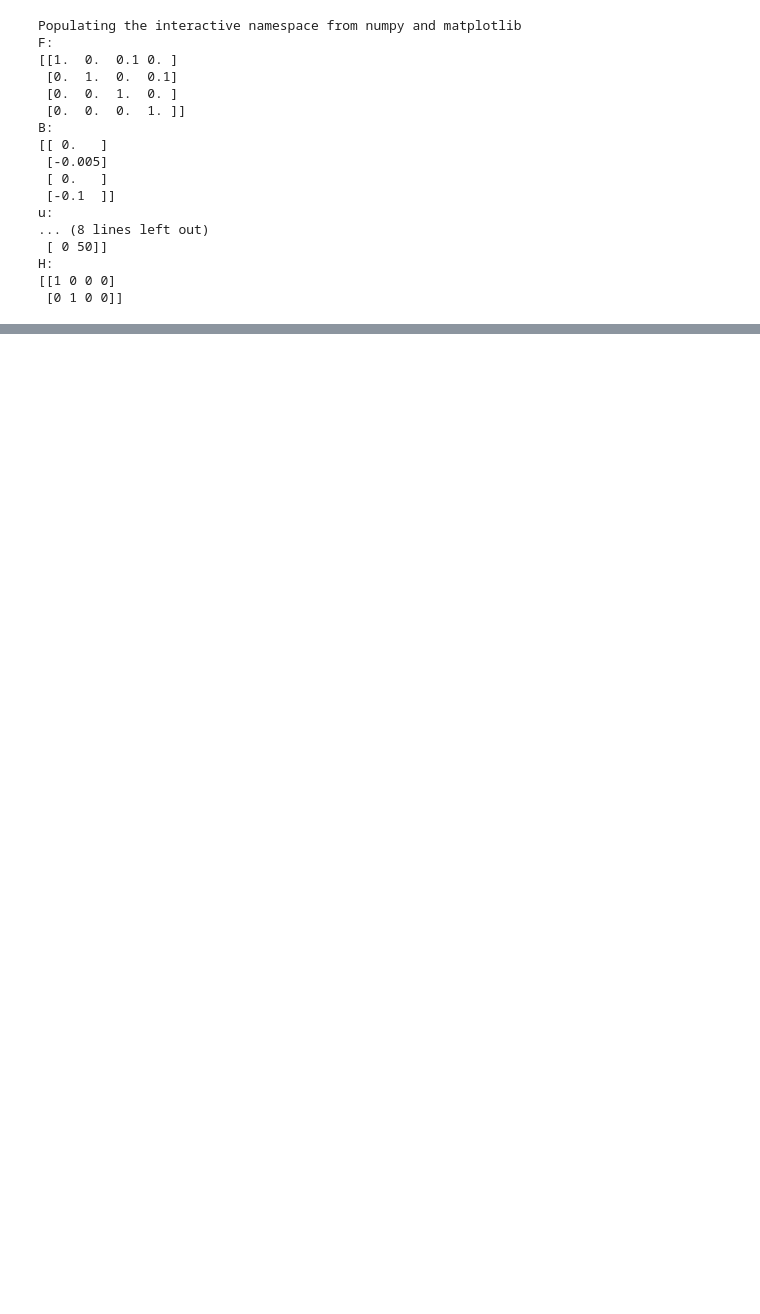
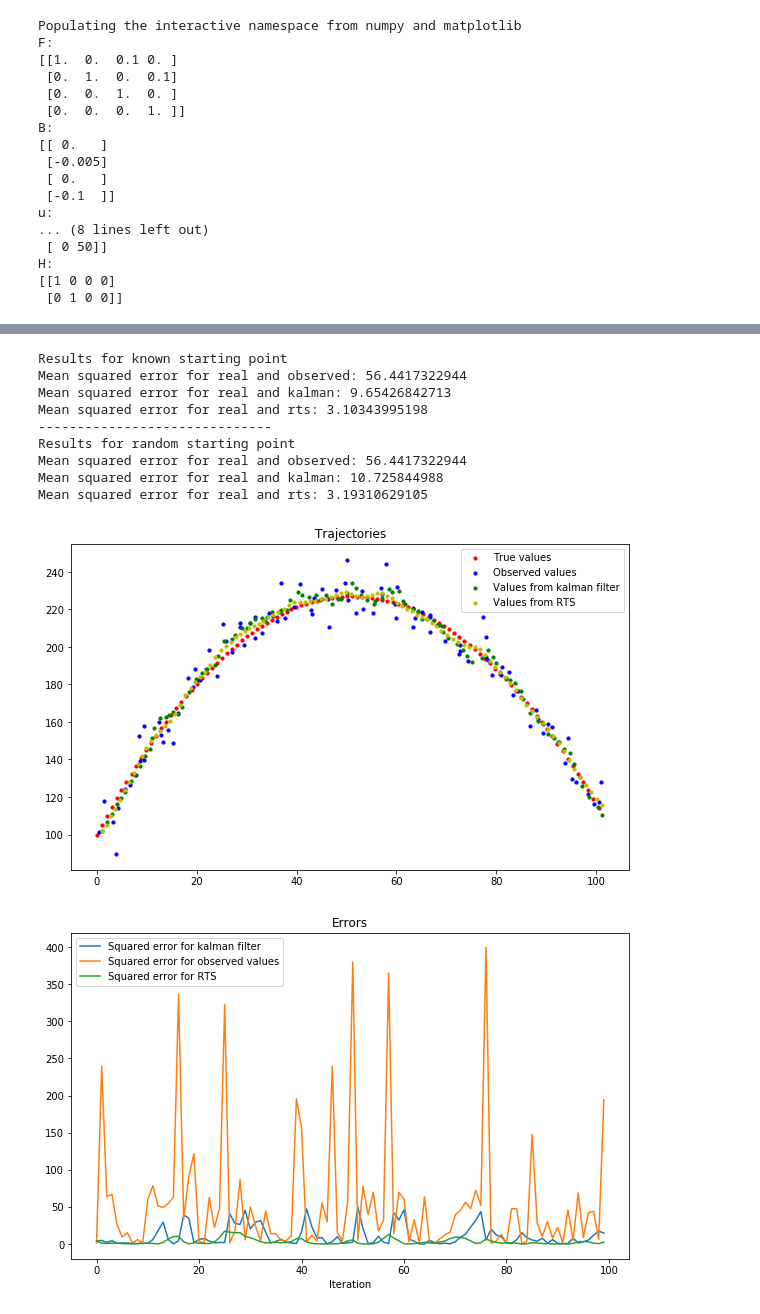
Before and after one commit to sjwilczynski/AlgStPr, a Jupyter notebook: projekt2/project2.ipynb, the cells around one changed output, grey strips where cells are left out. Saved outputs shown, nothing was run; the diff lists cells and outputs as text; code cells hidden in the pictures; blank space fills up the shorter version.

```diff
--- a/projekt2/project2.ipynb
+++ b/projekt2/project2.ipynb
@@ -366,0 +285,22 @@ Is test result for covs good?: True
+# %%
+result = run_filtering(xs, ys, Q_estimated, R_estimated, starting_point=starting_point)
+kalman_xs, kalman_covs, kalman_xs_filtered, kalman_covs_filtered, rts_xs, rts_covs, rts_ls = result
+print('Results for known starting point')
+print_kalman_filter_results(xs, ys, kalman_xs, rts_xs, plot_results=False)
+result = run_filtering(xs, ys, Q_estimated, R_estimated, starting_point=kalman_start)
+kalman_xs, kalman_covs, kalman_xs_filtered, kalman_covs_filtered, rts_xs, rts_covs, rts_ls = result
+print('-'*30)
+print('Results for random starting point')
+print_kalman_filter_results(xs, ys, kalman_xs, rts_xs)
+# %% [output]
+Results for known starting point
+Mean squared error for real and observed: 56.4417322944
+Mean squared error for real and kalman: 9.65426842713
+Mean squared error for real and rts: 3.10343995198
+------------------------------
+Results for random starting point
+Mean squared error for real and observed: 56.4417322944
+Mean squared error for real and kalman: 10.725844988
+Mean squared error for real and rts: 3.19310629105
+[figure, added]
+[figure, added]
```
Also changed, not shown: parts of 17 cells of this notebook.
